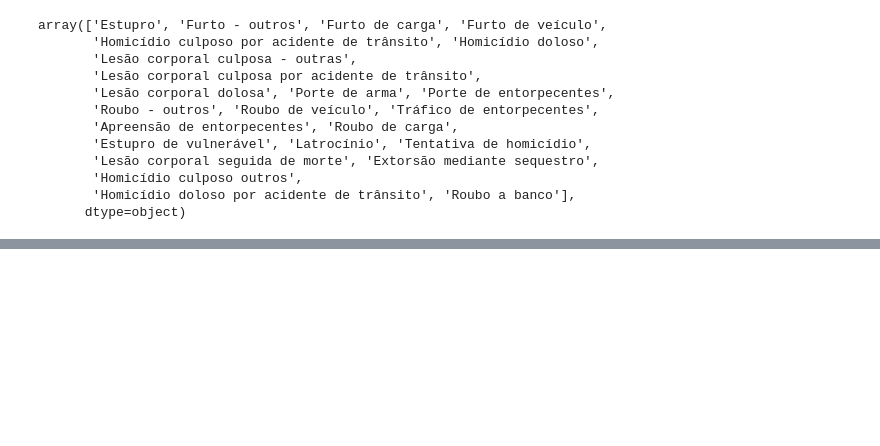
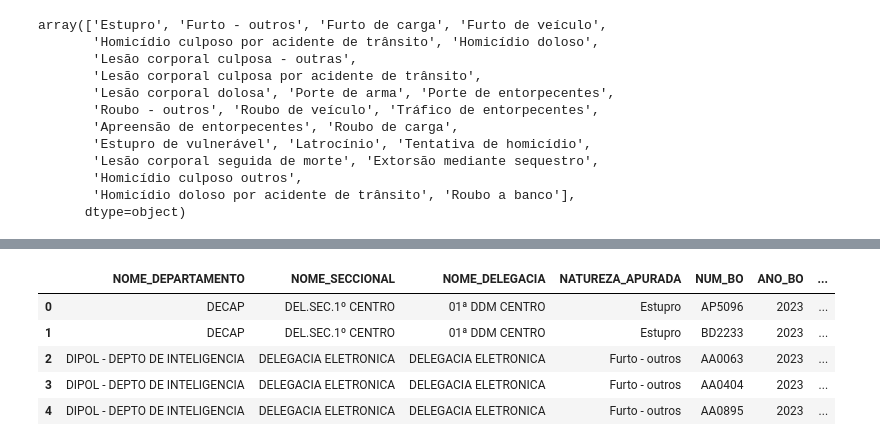
Before and after one commit to giulianafernandes/ssp-dados_criminais, a Jupyter notebook: Dados_criminais-SSP.ipynb, the cells around one changed output, grey strips where cells are left out. Drawn from its saved outputs; the diff is of its cells as text; code cells hidden in the pictures; blank space fills up the shorter version.

Commit message:
tratamento de dados e exportação da base

```diff
--- a/Dados_criminais-SSP.ipynb
+++ b/Dados_criminais-SSP.ipynb
@@ -279,3 +228,0 @@ dados.head(3)
-# %%
-dados['HORA_OCORRENCIA_BO'] = pd.to_datetime(dados['HORA_OCORRENCIA_BO'],
-                                             format='%H:%M:%S', errors='coerce').dt.time
@@ -326,0 +247,7 @@ Name: count, dtype: int64
+# %%
+dados['PAÍS'] = 'Brazil'
+dados['ESTADO'] = 'São Paulo'
+# %%
+dados.rename(columns={'LATITUDE': 'LAT',
+                      'LONGITUDE': 'LONG',
+                      'ANO_ESTATISTICA': 'ANO'}, inplace=True)
@@ -326,0 +268,14 @@ Name: count, dtype: int64
+# %%
+dados_tableau = dados[['NOME_DEPARTAMENTO', 'NOME_SECCIONAL', 'NOME_DELEGACIA', 'NATUREZA_APURADA',
+                       'NUM_BO', 'ANO_BO', 'DATA_OCORRENCIA_BO', 'HORA_OCORRENCIA_BO',
+                       'ANO', 'DIA_DA_SEMANA', 'MÊS', 'DESC_PERIODO', 'DESCR_TIPOLOCAL',
+                       'PAÍS', 'ESTADO','CIDADE', 'LAT', 'LONG', 'BAIRRO', 'LOGRADOURO', 'NUMERO_LOGRADOURO']]
+# %%
+dados_tableau.head()
+# %% [output]
+|  | NOME_DEPARTAMENTO | NOME_SECCIONAL | NOME_DELEGACIA | NATUREZA_APURADA | NUM_BO | ANO_BO | ... |
+| 0 | DECAP | DEL.SEC.1º CENTRO | 01ª DDM CENTRO | Estupro | AP5096 | 2023 | ... |
+| 1 | DECAP | DEL.SEC.1º CENTRO | 01ª DDM CENTRO | Estupro | BD2233 | 2023 | ... |
+| 2 | DIPOL - DEPTO DE INTELIGENCIA | DELEGACIA ELETRONICA | DELEGACIA ELETRONICA | Furto - outros | AA0063 | 2023 | ... |
+| 3 | DIPOL - DEPTO DE INTELIGENCIA | DELEGACIA ELETRONICA | DELEGACIA ELETRONICA | Furto - outros | AA0404 | 2023 | ... |
+| 4 | DIPOL - DEPTO DE INTELIGENCIA | DELEGACIA ELETRONICA | DELEGACIA ELETRONICA | Furto - outros | AA0895 | 2023 | ... |
```
Also changed, not shown: parts of 43 cells of this notebook.
